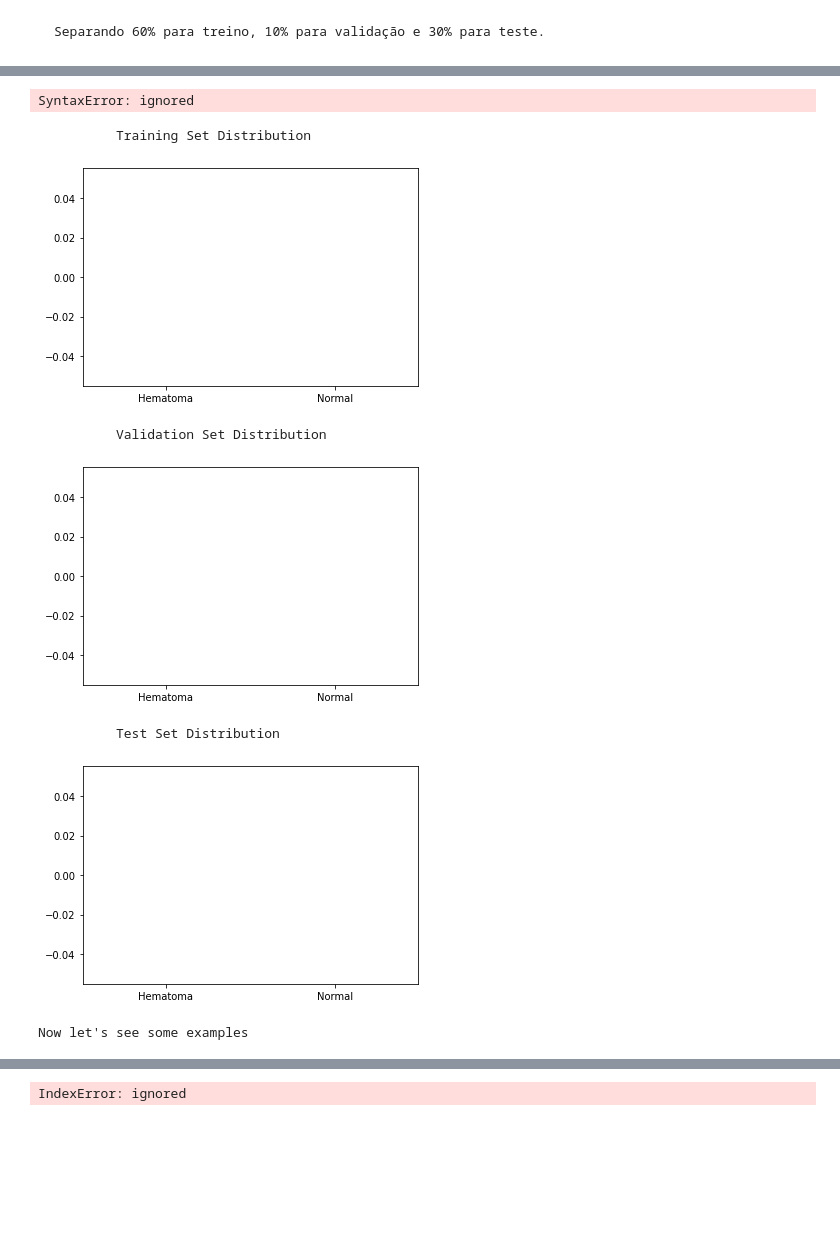
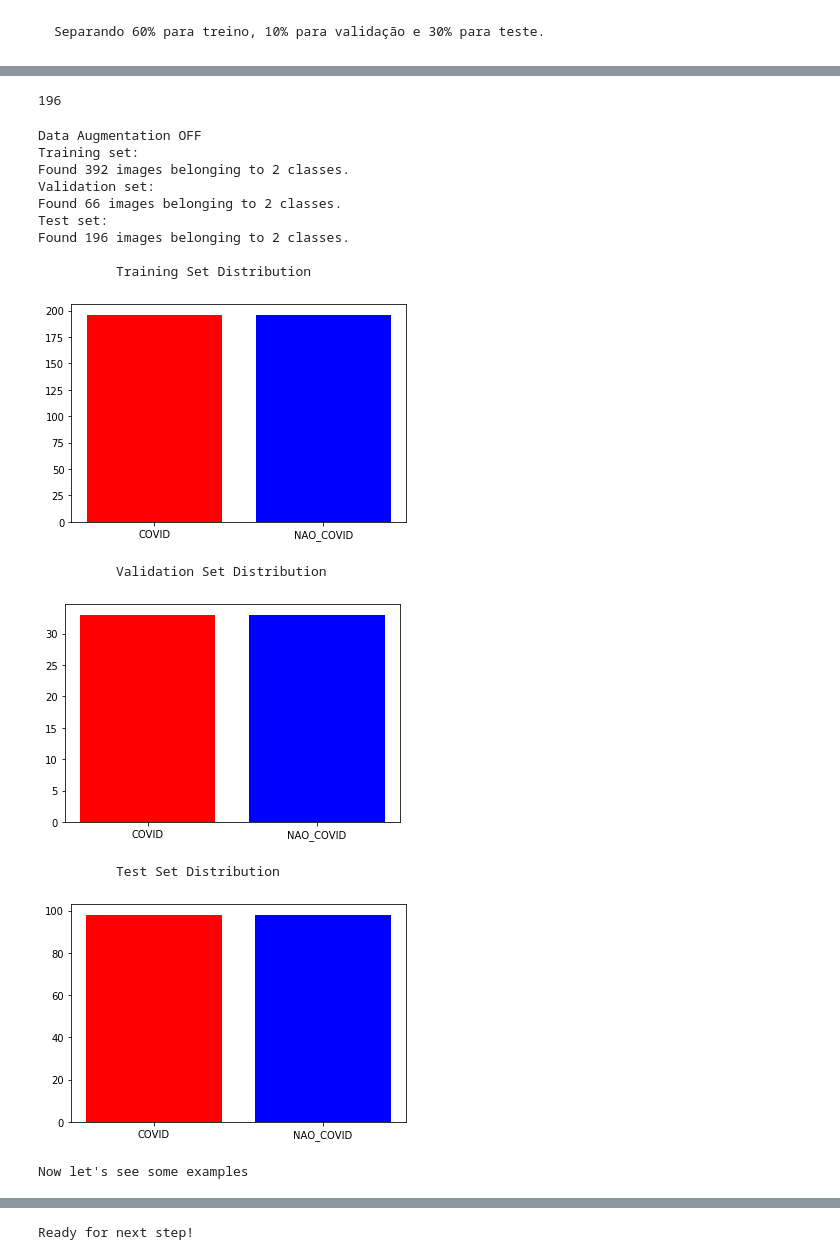
Before and after one commit to gustavocac/COVID_handson, a Jupyter notebook: COVID_AI_Dasa_Educa.ipynb, the cells around one changed output, grey strips where cells are left out. Saved outputs shown, nothing was run; the diff lists cells and outputs as text; code cells hidden in the pictures; blank space fills up the shorter version.

```diff
--- a/COVID_AI_Dasa_Educa.ipynb
+++ b/COVID_AI_Dasa_Educa.ipynb
@@ -282,18 +283,18 @@ Validação:
 # %%
-len(glob(train_data_dir + "C/*")
+len(glob(train_data_dir + "C/*"))
 # %% [output]
-SyntaxError: ignored
+196
 # %%
 
 img_width, img_height = 150, 150
 
 ds_size = {
-    "Train_Hematoma": len(glob(train_data_dir + "C/*")),
-    "Train_Normal": len(glob(train_data_dir + "N/*")),
-    "Val_Hematoma": len(glob(validation_data_dir + "C/*")),
-    "Val_Normal": len(glob(validation_data_dir + "N/*")),
-    "Test_Hematoma": len(glob(test_data_dir + "C/*")),
-    "Test_Normal": len(glob(test_data_dir + "N/*")),
+    "Train_COVID": len(glob(train_data_dir + "C/*")),
+    "Train_NAO_COVID": len(glob(train_data_dir + "N/*")),
+    "Val_COVID": len(glob(validation_data_dir + "C/*")),
+    "Val_NAO_COVID": len(glob(validation_data_dir + "N/*")),
+    "Test_COVID": len(glob(test_data_dir + "C/*")),
+    "Test_NAO_COVID": len(glob(test_data_dir + "N/*")),
 }
 
 # For generator we need to give these two hyperparameters
@@ -357,26 +358,26 @@ test_generator = test_datagen.flow_from_directory(
     batch_size=nb_test_samples,
     class_mode='binary', shuffle = False)
 
-clear_output()
+
 
 #Let's plot the class frequencies
 
 print ('\033[1m' + '\r\n          Training Set Distribution')
 plt.figure()
-plt.bar([0, 1], [ds_size['Train_Hematoma'], ds_size['Train_Normal']], color=['red', 'blue'])
-plt.xticks([0, 1], ('Hematoma', 'Normal'))
+plt.bar([0, 1], [ds_size['Train_COVID'], ds_size['Train_NAO_COVID']], color=['red', 'blue'])
+plt.xticks([0, 1], ('COVID', 'NAO_COVID'))
 plt.show()
 
 print ('\033[1m' + '\r\n          Validation Set Distribution')
 plt.figure()
-plt.bar([0, 1], [ds_size['Val_Hematoma'], ds_size['Val_Normal']], color=['red', 'blue'])
-plt.xticks([0, 1], ('Hematoma', 'Normal'))
+plt.bar([0, 1], [ds_size['Val_COVID'], ds_size['Val_NAO_COVID']], color=['red', 'blue'])
+plt.xticks([0, 1], ('COVID', 'NAO_COVID'))
 plt.show()
 
 print ('\033[1m' + '\r\n          Test Set Distribution')
 plt.figure()
-plt.bar([0, 1], [ds_size['Test_Hematoma'], ds_size['Test_Normal']], color=['red', 'blue'])
-plt.xticks([0, 1], ('Hematoma', 'Normal'))
+plt.bar([0, 1], [ds_size['Test_COVID'], ds_size['Test_NAO_COVID']], color=['red', 'blue'])
+plt.xticks([0, 1], ('COVID', 'NAO_COVID'))
 plt.show()
 
 # Let's plot the first 4 generator outputs, defining the positive cases as Label = True and negatives as Label = False
@@ -384,36 +385,44 @@ plt.show()
 print ('\033[1m' + '\r\nNow let\'s see some examples\r\n')
 
 x,y = train_generator.next()
 
 labley = y==0
 #shape = x.shape
 #print (shape)
 #for i in range(0, 8):
 #  plt.subplot(240 + 1 + i).grid(False)
 #  plt.imshow(x[i], cmap=plt.get_cmap('gray'))
 #  plt.title("\nLable:{}".format(labley[i]))
 #  plt.axis('off')
 
 start_idx = 0
 fig, ax = plt.subplots(2,5, figsize=(15,8))
 for j in range(0,2):
   for i in range(0,5):
      ax[j][i].xaxis.set_major_locator(plt.NullLocator())
      ax[j][i].yaxis.set_major_locator(plt.NullLocator())
      ax[j][i].imshow(x[start_idx], cmap='gray')
-     ax[j][i].set_title("Index: {} \nLabel: {}".format(start_idx, 'Hematoma' if y[start_idx]==0 else 'Normal'))
+     ax[j][i].set_title("Index: {} \nLabel: {}".format(start_idx, 'COVID' if y[start_idx]==0 else 'NAO_COVID'))
      start_idx +=1
 plt.show()
 
 # show the plot
 plt.show()
 
 print ('\033[1m' + 'Ready for next step!')
 # %% [output]
+Data Augmentation OFF
+Training set:
+Found 392 images belonging to 2 classes.
+Validation set:
+Found 66 images belonging to 2 classes.
+Test set:
+Found 196 images belonging to 2 classes.
+
           Training Set Distribution
-[figure, old version]
+[figure, new version]
           Validation Set Distribution
-[figure, old version]
+[figure, new version]
           Test Set Distribution
-[figure, old version]
+[figure, new version]
 Now let's see some examples
@@ -420 +430 @@ Now let's see some examples
-IndexError: ignored
+Ready for next step!
```
Also changed, not shown: parts of 12 cells of this notebook.
